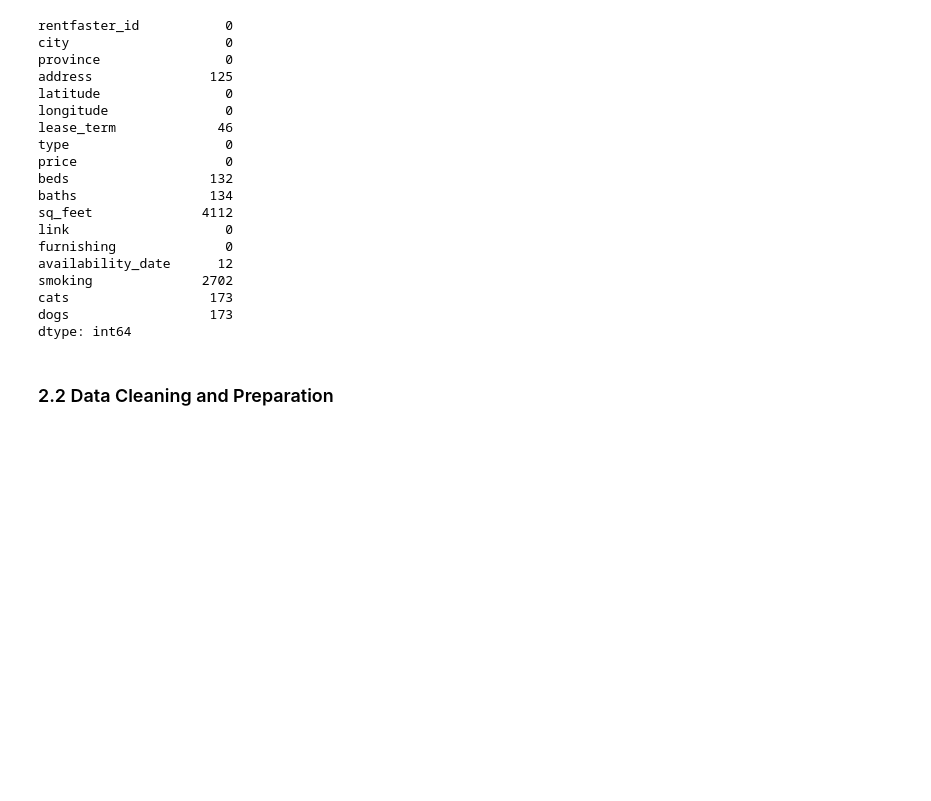
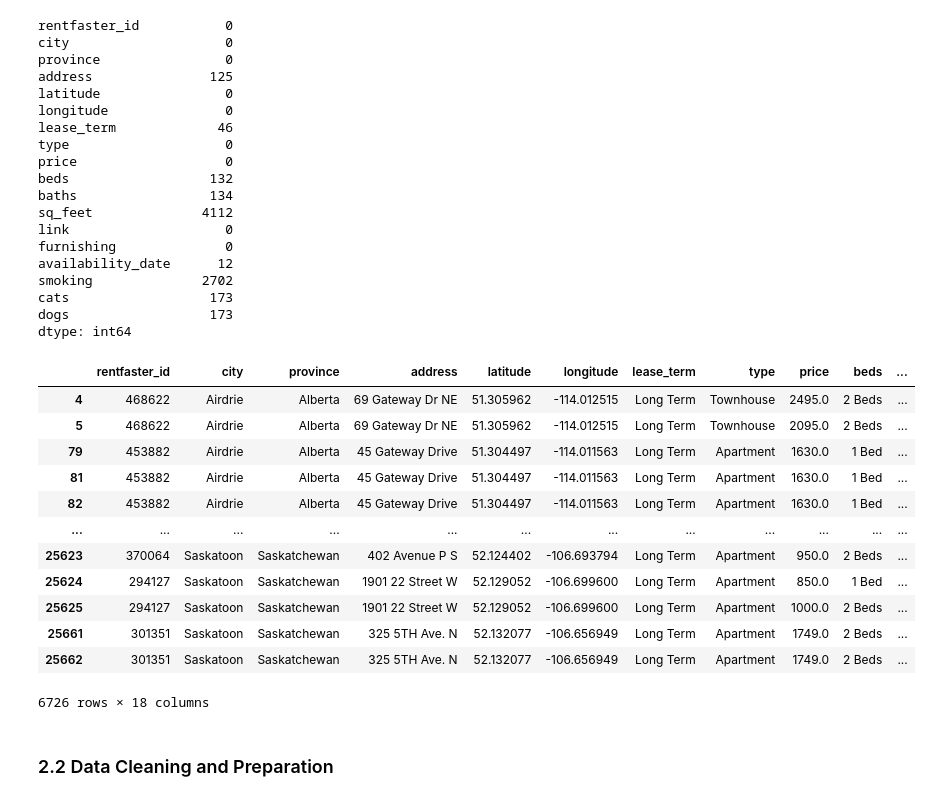
Before and after one commit to nadpierre/rental-prices-regression-project, a Jupyter notebook: RentalPricesRegression.ipynb, the cells around one changed output. Cells and saved outputs as stored; diff of their text form; code cells hidden in the pictures; blank space fills up the shorter version.

```diff
--- a/RentalPricesRegression.ipynb
+++ b/RentalPricesRegression.ipynb
@@ -86,6 +98,22 @@ smoking              2702
 cats                  173
 dogs                  173
 dtype: int64
+# %%
+df[df.duplicated()]
+# %% [output]
+|  | rentfaster_id | city | province | address | latitude | longitude | lease_term | type | price | beds | ... |
+| 4 | 468622 | Airdrie | Alberta | 69 Gateway Dr NE | 51.305962 | -114.012515 | Long Term | Townhouse | 2495.0 | 2 Beds | ... |
+| 5 | 468622 | Airdrie | Alberta | 69 Gateway Dr NE | 51.305962 | -114.012515 | Long Term | Townhouse | 2095.0 | 2 Beds | ... |
+| 79 | 453882 | Airdrie | Alberta | 45 Gateway Drive | 51.304497 | -114.011563 | Long Term | Apartment | 1630.0 | 1 Bed | ... |
+| 81 | 453882 | Airdrie | Alberta | 45 Gateway Drive | 51.304497 | -114.011563 | Long Term | Apartment | 1630.0 | 1 Bed | ... |
+| 82 | 453882 | Airdrie | Alberta | 45 Gateway Drive | 51.304497 | -114.011563 | Long Term | Apartment | 1630.0 | 1 Bed | ... |
+| ... | ... | ... | ... | ... | ... | ... | ... | ... | ... | ... | ... |
+| 25623 | 370064 | Saskatoon | Saskatchewan | 402 Avenue P S | 52.124402 | -106.693794 | Long Term | Apartment | 950.0 | 2 Beds | ... |
+| 25624 | 294127 | Saskatoon | Saskatchewan | 1901 22 Street W | 52.129052 | -106.699600 | Long Term | Apartment | 850.0 | 1 Bed | ... |
+| 25625 | 294127 | Saskatoon | Saskatchewan | 1901 22 Street W | 52.129052 | -106.699600 | Long Term | Apartment | 1000.0 | 2 Beds | ... |
+| 25661 | 301351 | Saskatoon | Saskatchewan | 325 5TH Ave. N | 52.132077 | -106.656949 | Long Term | Apartment | 1749.0 | 2 Beds | ... |
+| 25662 | 301351 | Saskatoon | Saskatchewan | 325 5TH Ave. N | 52.132077 | -106.656949 | Long Term | Apartment | 1749.0 | 2 Beds | ... |
+6726 rows × 18 columns
 # %% [markdown]
 ### 2.2 Data Cleaning and Preparation
 # %%
```
Also changed, not shown: parts of 50 cells of this notebook.
